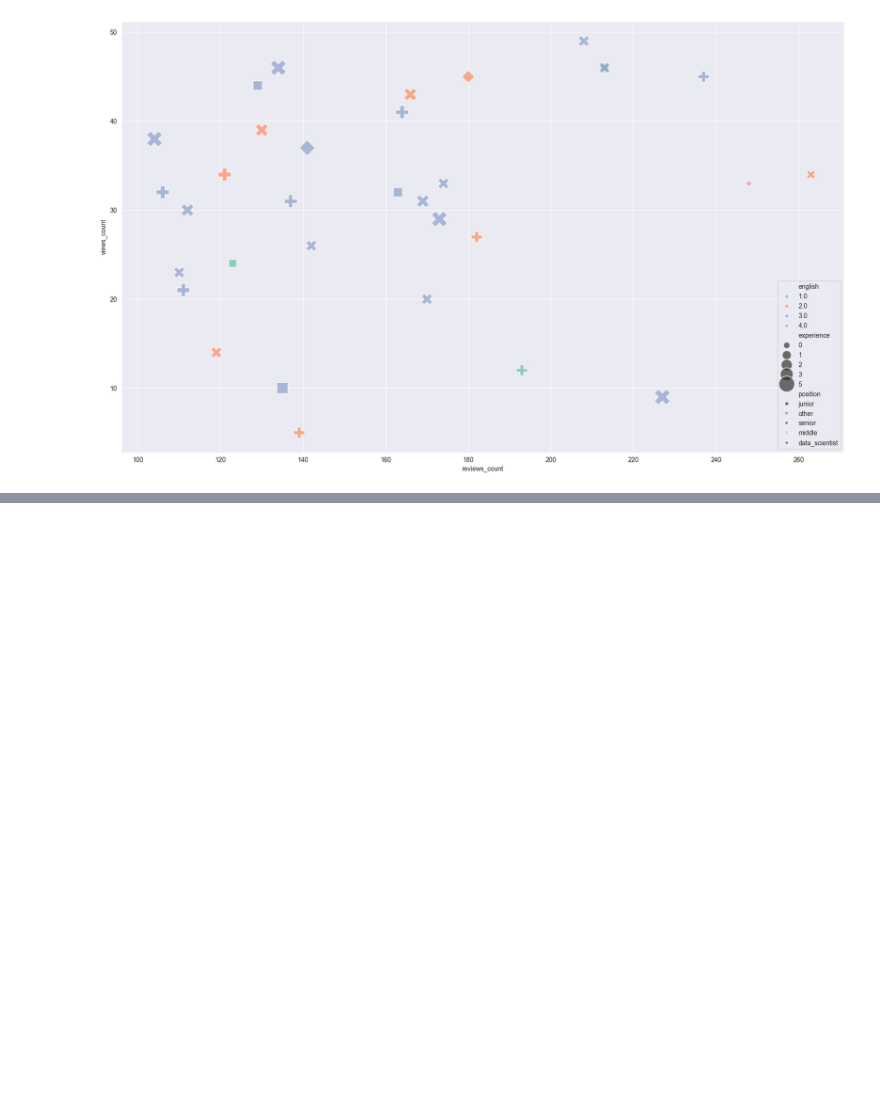
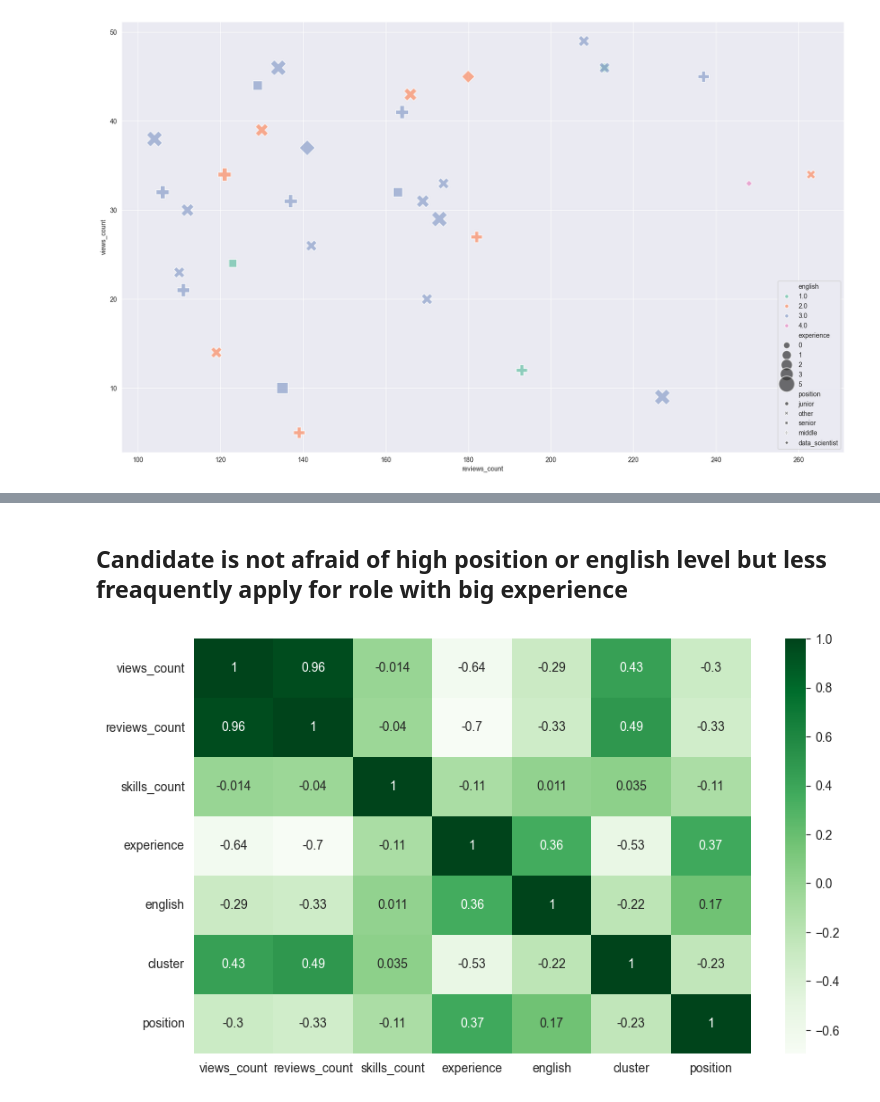
Before and after one commit to Familenko/djinni_statistic, a Jupyter notebook: analytic/main.ipynb, the cells around one changed output, grey strips where cells are left out. Saved outputs shown, nothing was run; the diff lists cells and outputs as text; code cells hidden in the pictures; blank space fills up the shorter version.

```diff
--- a/analytic/main.ipynb
+++ b/analytic/main.ipynb
@@ -580,0 +583,4 @@ cluster_plot(cluster_3)
+# %%
+df_corr = df[['views_count', 'reviews_count', 'skills_count', 'experience', 'english', 'cluster', 'position']]
+# %%
+df_corr.position.replace({'other': 0, 'junior': 1, 'middle': 2, 'senior': 3, 'team_lead': 4, 'full_stack': 5, 'data_scientist': 6}, inplace=True)
@@ -580,0 +592,2 @@ cluster_plot(cluster_3)
+# %%
+df_corr = df_corr[df['position'] != 'other']
@@ -580,0 +596,7 @@ cluster_plot(cluster_3)
+# %% [markdown]
+## Candidate is not afraid of high position or english level but less freaquently apply for role with big experience
+# %%
+plt.figure(figsize=(10, 6))
+sns.heatmap(df_corr.corr(), annot=True, cmap='Greens');
+# %% [output]
+[figure, added]
```
Also changed, not shown: parts of 17 cells of this notebook.
